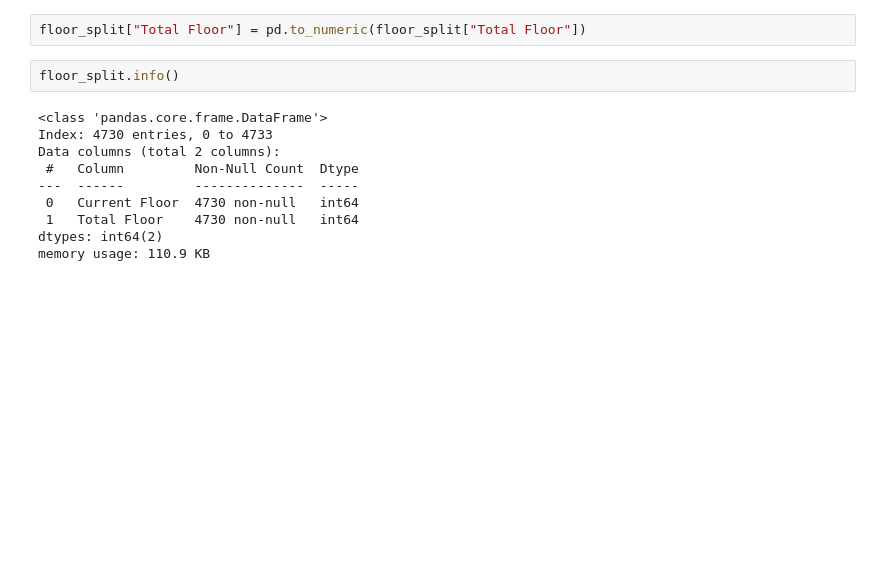
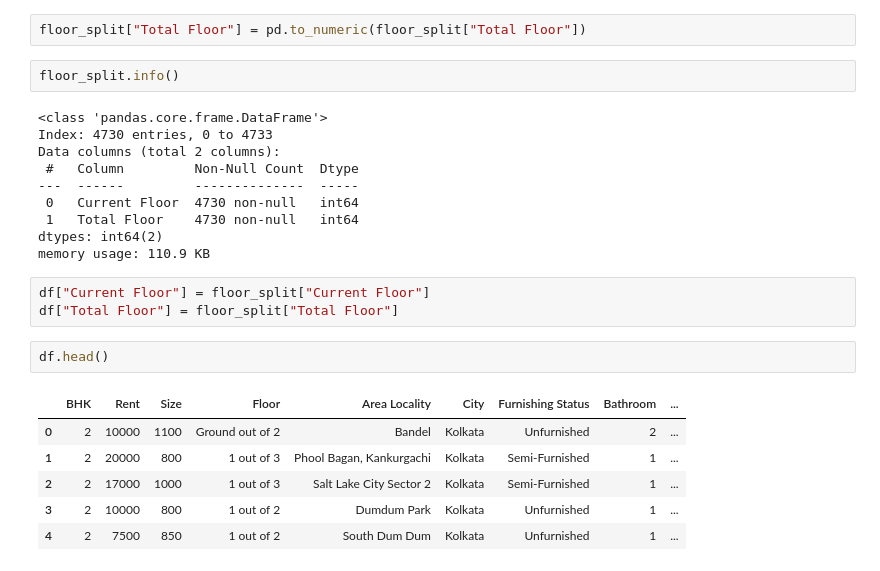
Before and after one commit to Comrade123-123/house-rent-predictor, a Jupyter notebook: house_rent_prediction.ipynb, the cells around one changed output. Saved outputs shown, nothing was run; the diff lists cells and outputs as text; blank space fills up the shorter version.

```diff
--- a/house_rent_prediction.ipynb
+++ b/house_rent_prediction.ipynb
@@ -510,3 +503,15 @@ Data columns (total 2 columns):
  1   Total Floor    4730 non-null   int64
 dtypes: int64(2)
 memory usage: 110.9 KB
+# %%
+df["Current Floor"] = floor_split["Current Floor"]
+df["Total Floor"] = floor_split["Total Floor"]
+# %%
+df.head()
+# %% [output]
+|  | BHK | Rent | Size | Floor | Area Locality | City | Furnishing Status | Bathroom | ... |
+| 0 | 2 | 10000 | 1100 | Ground out of 2 | Bandel | Kolkata | Unfurnished | 2 | ... |
+| 1 | 2 | 20000 | 800 | 1 out of 3 | Phool Bagan, Kankurgachi | Kolkata | Semi-Furnished | 1 | ... |
+| 2 | 2 | 17000 | 1000 | 1 out of 3 | Salt Lake City Sector 2 | Kolkata | Semi-Furnished | 1 | ... |
+| 3 | 2 | 10000 | 800 | 1 out of 2 | Dumdum Park | Kolkata | Unfurnished | 1 | ... |
+| 4 | 2 | 7500 | 850 | 1 out of 2 | South Dum Dum | Kolkata | Unfurnished | 1 | ... |
```
Also changed, not shown: parts of 12 cells of this notebook.
